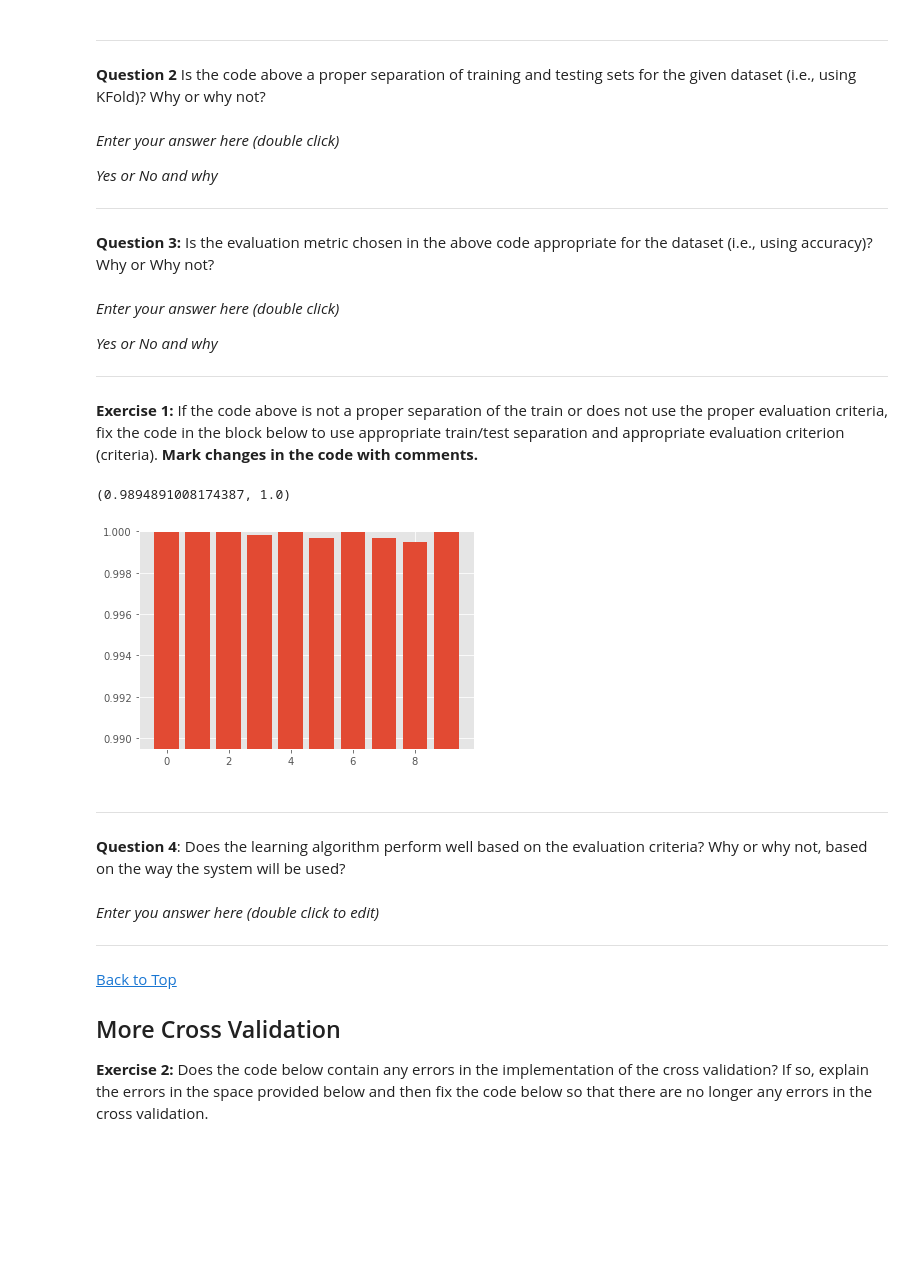
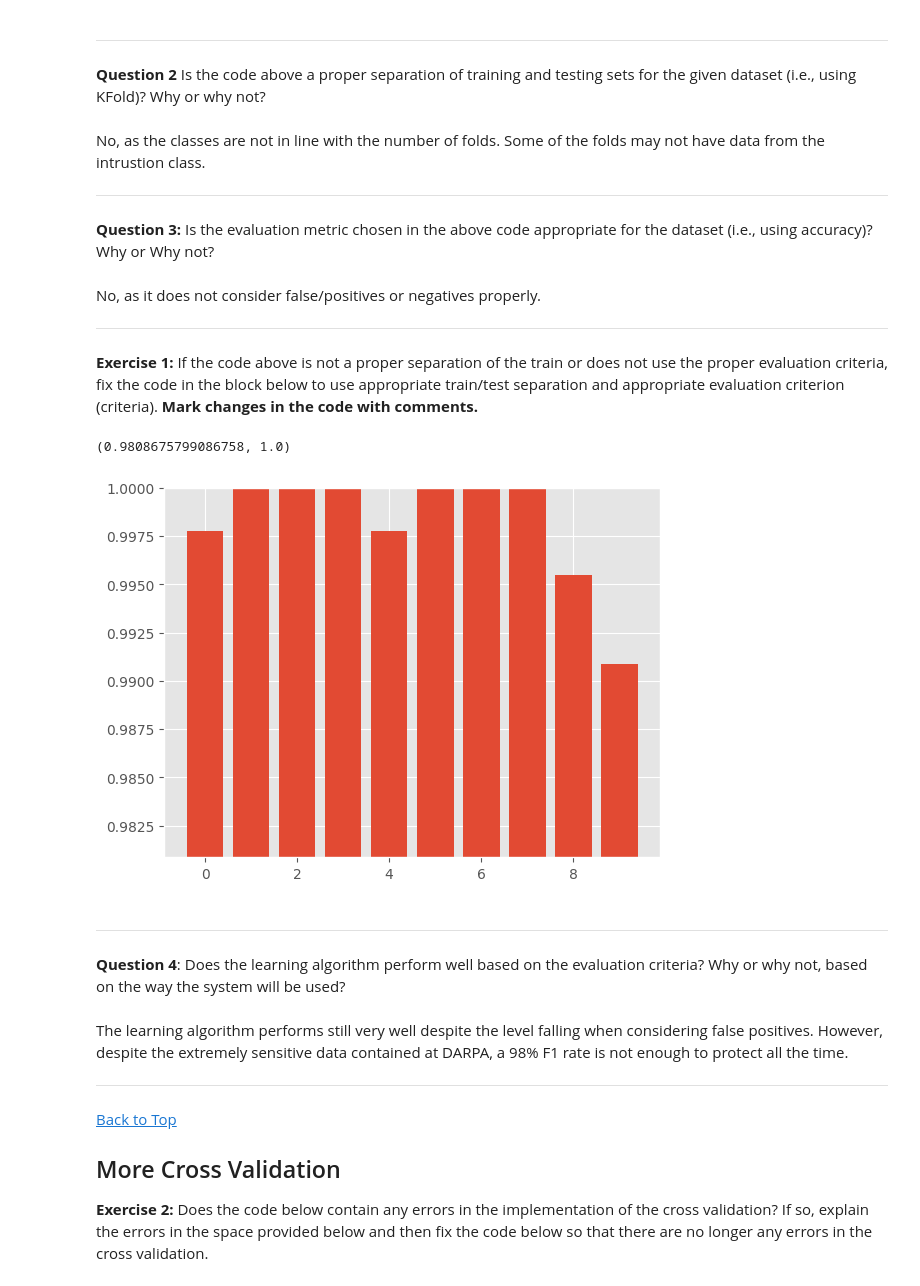
Before and after one commit to bonitadavis/ML-Flipped-Assignment-3, a Jupyter notebook: ICA3_MachineLearning.ipynb, the cells around one changed output. Saved outputs shown, nothing was run; the diff lists cells and outputs as text; code cells hidden in the pictures; blank space fills up the shorter version.

```diff
--- a/ICA3_MachineLearning.ipynb
+++ b/ICA3_MachineLearning.ipynb
@@ -129,68 +135,59 @@ plt.ylim([min(per_fold_eval_criteria)-0.01,max(per_fold_eval_criteria)])
 # %% [markdown]
 ____
 **Question 2** Is the code above a proper separation of training and testing sets for the given dataset (i.e., using KFold)? Why or why not?
-# %% [markdown]
-
-
-*Enter your answer here (double click)*
-
-*Yes or No and why*
-
-
-___
+# %% [markdown]
+
+No, as the classes are not in line with the number of folds. Some of the folds may not have data from the intrustion class.
+
+___
 # %% [markdown]
 **Question 3:** Is the evaluation metric chosen in the above code appropriate for the dataset (i.e., using accuracy)? Why or Why not?
-# %% [markdown]
-*Enter your answer here (double click)*
-
-*Yes or No and why*
-
-
-___
+# %% [markdown]
+
+No, as it does not consider false/positives or negatives properly.
+
+___
 # %% [markdown]
 **Exercise 1:** If the code above is not a proper separation of the train or does not use the proper evaluation criteria, fix the code in the block below to use appropriate train/test separation and appropriate evaluation criterion (criteria). **Mark changes in the code with comments.**
 # %%
 from sklearn.model_selection import cross_val_score
 from sklearn.model_selection import KFold, ShuffleSplit
 from sklearn.model_selection import StratifiedKFold, StratifiedShuffleSplit
 
 from sklearn.metrics import make_scorer, accuracy_score
 from sklearn.metrics import precision_score, recall_score, f1_score
 
 from sklearn.linear_model import LogisticRegression
 # these imports above might help you
 
 #=====Write your code below here=================
 # select model
 clf = LogisticRegression()
 #select cross validation
-cv = KFold(n_splits=10)
+cv = StratifiedKFold(n_splits=10)
 # select evaluation criteria
-my_scorer = make_scorer(accuracy_score)
+my_scorer = make_scorer(f1_score)
 # run model training and cross validation
 per_fold_eval_criteria = cross_val_score(estimator=clf,
                                     X=X,
                                     y=y,
                                     cv=cv,
                                     scoring=my_scorer
                                    )
 
 plt.bar(range(len(per_fold_eval_criteria)),per_fold_eval_criteria)
 plt.ylim([min(per_fold_eval_criteria)-0.01,max(per_fold_eval_criteria)])
 # %% [output]
-(0.9894891008174387, 1.0)
+(0.9808675799086758, 1.0)
-[figure, old version]
+[figure, new version]
 # %% [markdown]
 ____
 **Question 4**: Does the learning algorithm perform well based on the evaluation criteria? Why or why not, based on the way the system will be used?
-# %% [markdown]
-
-*Enter you answer here (double click to edit)*
-
-
-
-
-___
+# %% [markdown]
+The learning algorithm performs still very well despite the level falling when considering false positives. However, despite the extremely sensitive data contained at DARPA, a 98% F1 rate is not enough to protect all the time.
+
+
+___
 # %% [markdown]
 
 <a id="data_snooping"></a>
```
Also changed, not shown: parts of 9 cells of this notebook.
